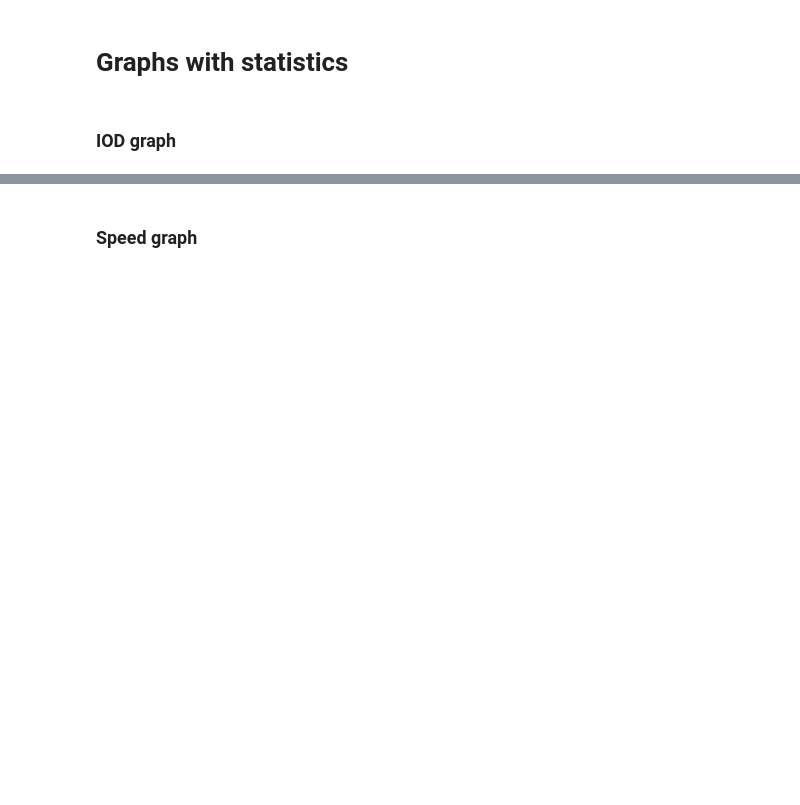
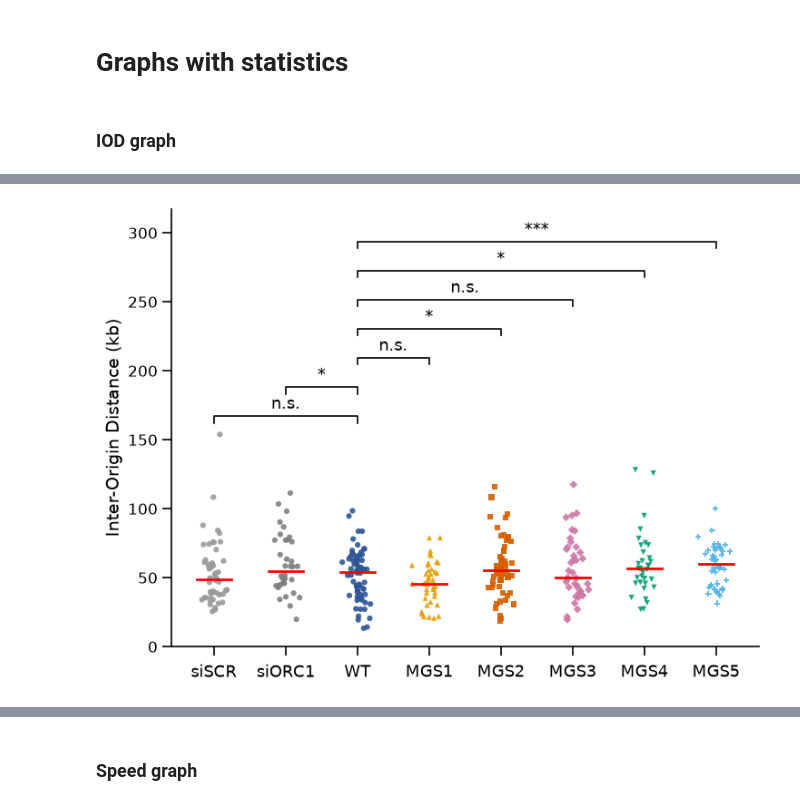
Before and after one commit to Lopatushka/DNA_fibers, a Jupyter notebook: notebooks/mutants_short.ipynb, the cells around one changed output, grey strips where cells are left out. Cells and saved outputs as stored; diff of their text form; code cells hidden in the pictures; blank space fills up the shorter version.

```diff
--- a/notebooks/mutants_short.ipynb
+++ b/notebooks/mutants_short.ipynb
@@ -13,8 +15,8 @@ SPEED_STATS = "/mnt/c/users/helen/Dropbox/CIMA_PHD/DATA/MICROSCOPY/DNA_FIBERS/MG
 # %% [markdown]
 # Data Import
 # %%
-iod = pd.read_excel(INPUT_IOD)
-speed = pd.read_excel(INPUT_SPEED)
+iod_kb = pd.read_excel(INPUT_IOD)
+replication_speed = pd.read_excel(INPUT_SPEED)
 
 iod_stats = pd.read_excel(IOD_STATS)
 speed_stats = pd.read_excel(SPEED_STATS)
@@ -46,3 +54,95 @@ speed_stats
 from plotting import boxplot_with_statistics
 # %% [markdown]
 ### IOD graph
+# %%
+boxplot_with_statistics(
+        data = iod_kb,
+        var = "IOD_kb",
+        sample_order = ['siSCR', 'siORC1_Empty', 'WT', 'MGS1', 'MGS2', 'MGS3', 'MGS4', 'MGS5'],
+
+        sample_labels={
+        "siSCR": "siSCR",
+        "siORC1_Empty": "siORC1",
+        "WT": "WT",
+        "MGS1": "MGS1",
+        "MGS2": "MGS2",
+        "MGS3": "MGS3",
+        "MGS4": "MGS4",
+        "MGS5": "MGS5",
+        },
+
+        sample_colors={
+        "siSCR": "#9A9A9A",   # gray
+        "siORC1": "#252D8F",  # dark blue
+        "WT": "#2F5597",      # blue
+        "MGS1": "#E69F00",    # orange
+        "MGS2": "#D55E00",    # vermillion
+        "MGS3": "#CC79A7",    # purple/pink
+        "MGS4": "#009E73",    # green
+        "MGS5": "#56B4E9",    # light blue
+        },
+
+        sample_markers={
+        "siSCR": "o",
+        "siORC1": "^",
+        "WT": "o",
+        "MGS1": "^",
+        "MGS2": "s",
+        "MGS3": "D",
+        "MGS4": "v",
+        "MGS5": "P",
+        },
+
+        figsize = (7.5, 5.5),
+
+        stats = [
+                {
+                "group1": "WT",
+                "group2": "siSCR",
+                "p_value": 0.562625,
+                },
+
+                {
+                "group1": "WT",
+                "group2": "siORC1_Empty",
+                "p_value": 0.022095,
+                },
+
+                {
+                "group1": "WT",
+                "group2": "MGS1",
+                "p_value": 0.566429,
+                },
+
+                {
+                "group1": "WT",
+                "group2": "MGS2",
+                "p_value": 0.022406,
+                },
+
+                {
+                "group1": "WT",
+                "group2": "MGS3",
+                "p_value": 0.071533,
+                },
+
+                {
+                "group1": "WT",
+                "group2": "MGS4",
+                "p_value": 0.028576,
+                },
+
+                {
+                "group1": "WT",
+                "group2": "MGS5",
+                "p_value": 0.000570,
+                }
+
+        ],
+
+        y_axis = "Inter-Origin Distance (kb)",
+        save_dir = OUTPUT_DIR,
+        save_name = "IOD_kb",
+        ext = "png"
+)
+# %% [output]
@@ -48,0 +150 @@ from plotting import boxplot_with_statistics
+[figure, added]
```
Also changed, not shown: parts of 6 cells of this notebook.
